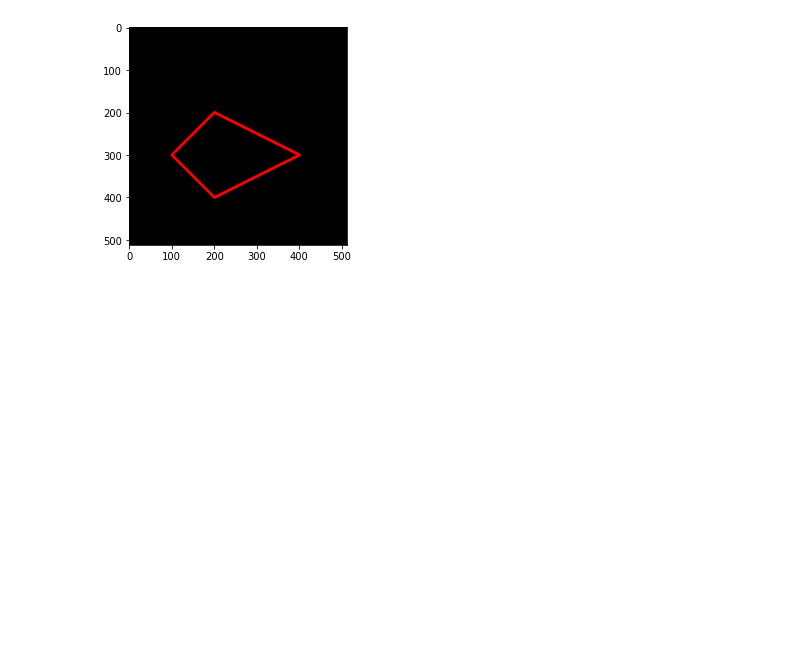
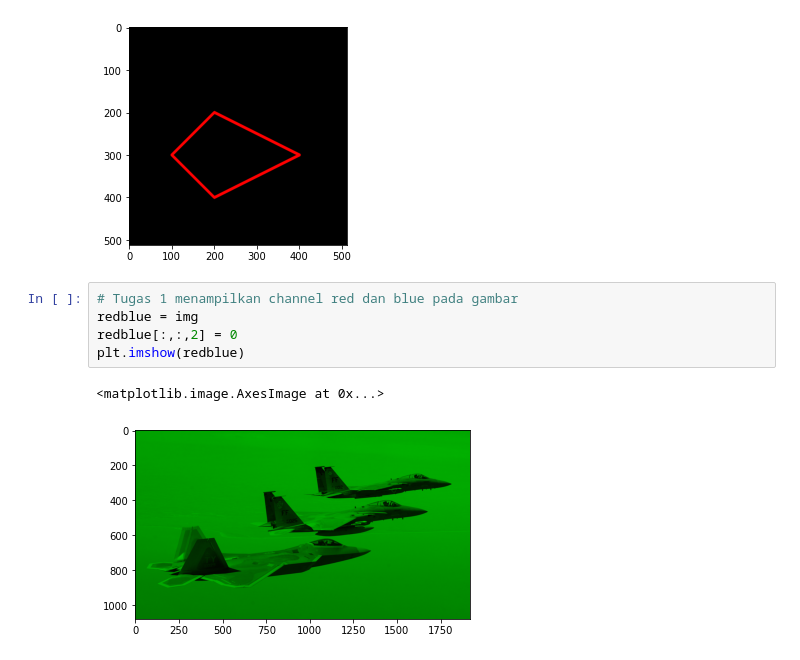
Before and after one commit to Wahjoe45/PCVK_GENAP_2023, a Jupyter notebook: week2.ipynb, the cells around one changed output. Cells and saved outputs as stored; diff of their text form; blank space fills up the shorter version.

```diff
--- a/week2.ipynb
+++ b/week2.ipynb
@@ -148,3 +148,11 @@ plt.imshow(black_img2)
 # %% [output]
 <matplotlib.image.AxesImage at 0x...>
 [figure]
+# %%
+# Tugas 1 menampilkan channel red dan blue pada gambar
+redblue = img
+redblue[:,:,2] = 0
+plt.imshow(redblue)
+# %% [output]
+<matplotlib.image.AxesImage at 0x...>
+[figure, added]
```
